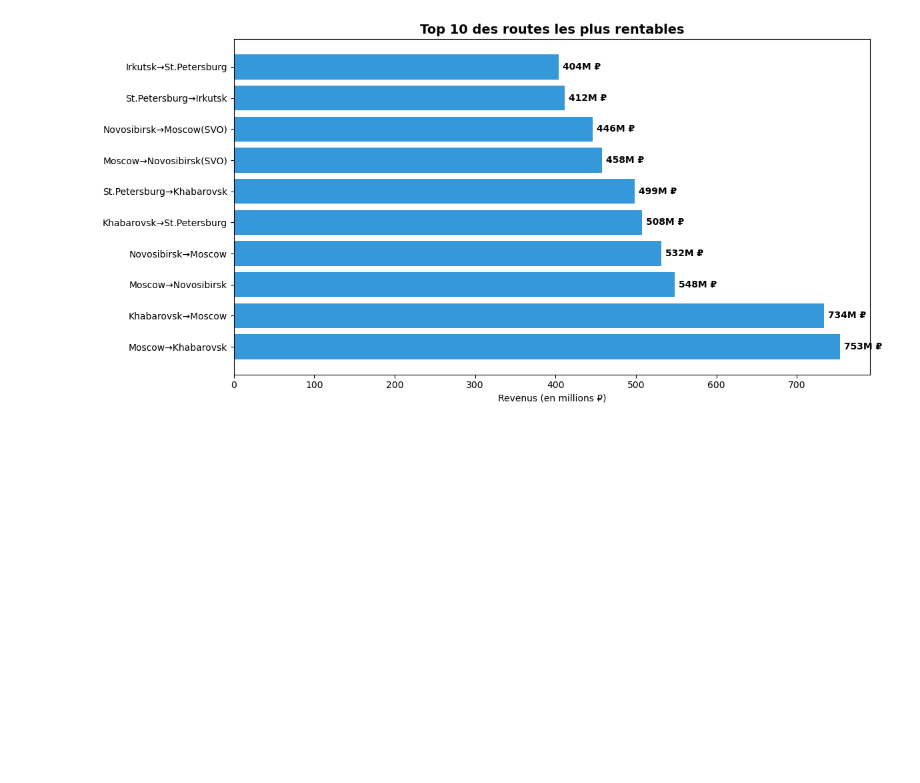
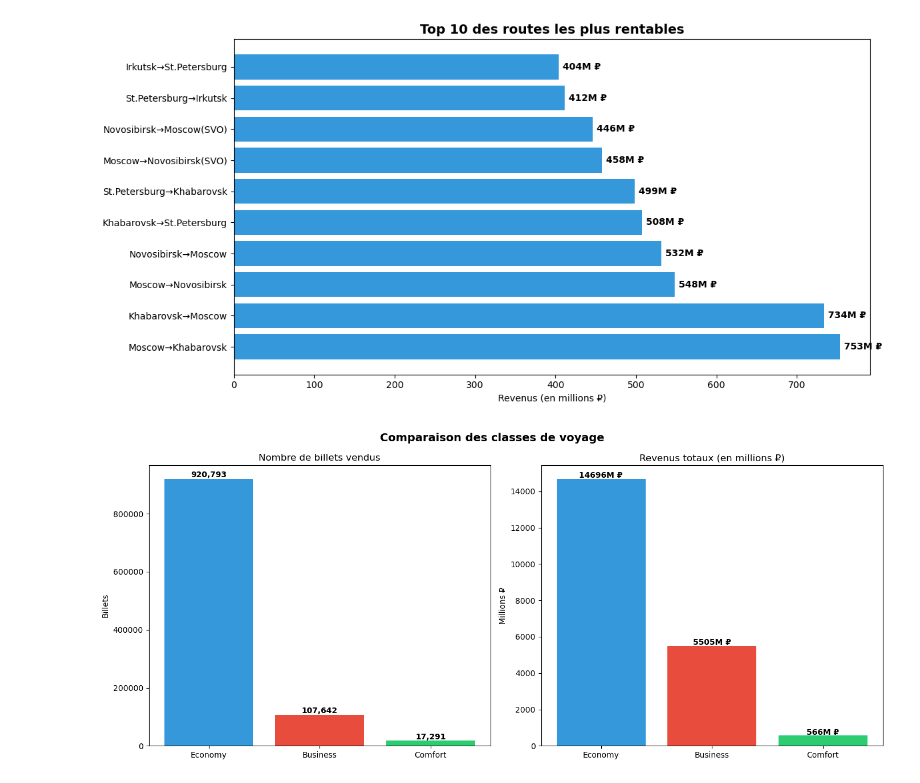
Before and after one commit to bengalybakary225/Analyse-des-donn-es-avec-Sql, a Jupyter notebook: Untitled.ipynb, the cells around one changed output. Cells and saved outputs as stored; diff of their text form; code cells hidden in the pictures; blank space fills up the shorter version.

Commit message:
feat: analyse Economy vs Business vs Comfort

```diff
--- a/Untitled.ipynb
+++ b/Untitled.ipynb
@@ -295,3 +295,39 @@ plt.tight_layout()
 plt.show()
 # %% [output]
 [figure]
+# %%
+sql("""
+    SELECT  T.fare_conditions, count(T.amount) AS nb_billets,CAST(ROUND(SUM(T.amount), 2) AS INTEGER) AS revenu_total
+FROM ticket_flights T
+GROUP BY fare_conditions
+ORDER BY (revenu_total) DESC
+
+""")
+
+classes = ['Economy', 'Business', 'Comfort']
+nb_billets = [920793, 107642, 17291]
+revenus = [14695684400, 5505179600, 566116900]
+revenus_millions = [r / 1_000_000 for r in revenus]
+couleurs = ['#3498db', '#e74c3c', '#2ecc71']
+
+fig, axes = plt.subplots(1, 2, figsize=(14, 6))
+fig.suptitle('Comparaison des classes de voyage', fontsize=14, fontweight='bold')
+
+# Graphique 1 — Nombre de billets
+bars1 = axes[0].bar(classes, nb_billets, color=couleurs)
+axes[0].set_title('Nombre de billets vendus')
+axes[0].set_ylabel('Billets')
+for i, v in enumerate(nb_billets):
+    axes[0].text(i, v + 5000, f'{v:,}', ha='center', fontweight='bold')
+
+# Graphique 2 — Revenus
+bars2 = axes[1].bar(classes, revenus_millions, color=couleurs)
+axes[1].set_title('Revenus totaux (en millions ₽)')
+axes[1].set_ylabel('Millions ₽')
+for i, v in enumerate(revenus_millions):
+    axes[1].text(i, v + 50, f'{v:.0f}M ₽', ha='center', fontweight='bold')
+
+plt.tight_layout()
+plt.show()
+# %% [output]
+[figure, added]
```
